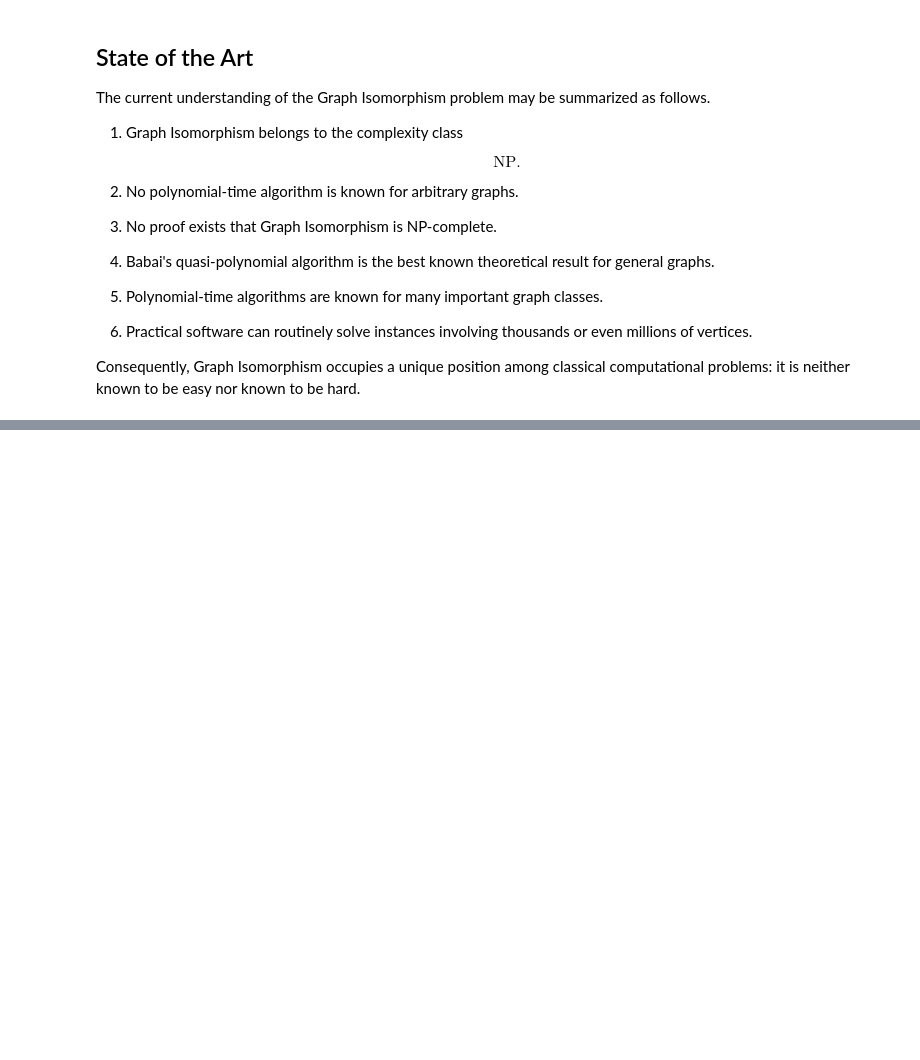
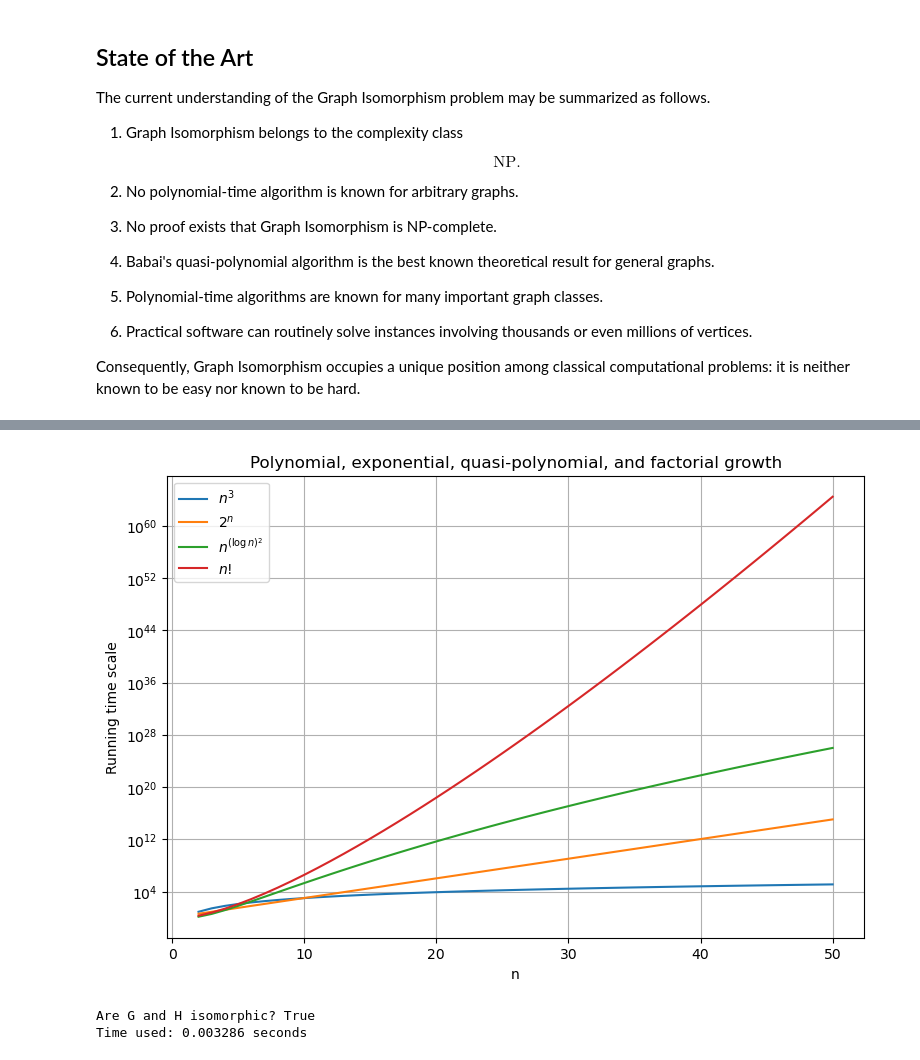
Before and after one commit to cohuori/HSE-DSBA-DM2_2026, a Jupyter notebook: seminars/seminar_1.ipynb, the cells around one changed output, grey strips where cells are left out. Saved outputs shown, nothing was run; the diff lists cells and outputs as text; code cells hidden in the pictures; blank space fills up the shorter version.

```diff
--- a/seminars/seminar_1.ipynb
+++ b/seminars/seminar_1.ipynb
@@ -548,0 +610,43 @@ Consequently, Graph Isomorphism occupies a unique position among classical compu
+# %%
+ns = np.arange(2, 51)
+
+poly = ns**3
+expo = 2**ns
+quasi = np.array([n ** (math.log(n)**2) for n in ns])
+fact = np.array([math.factorial(int(n)) for n in ns], dtype=float)
+
+plt.figure(figsize=(9, 6))
+plt.plot(ns, poly, label=r"$n^3$")
+plt.plot(ns, expo, label=r"$2^n$")
+plt.plot(ns, quasi, label=r"$n^{(\log n)^2}$")
+plt.plot(ns, fact, label=r"$n!$")
+
+plt.yscale("log")
+plt.xlabel("n")
+plt.ylabel("Running time scale")
+plt.title("Polynomial, exponential, quasi-polynomial, and factorial growth")
+plt.legend()
+plt.grid(True)
+plt.show()
+# %% [output]
+[figure, added]
+# %%
+n = 30
+p = 0.2
+
+G = nx.gnp_random_graph(n, p, seed=42)
+
+perm = np.random.permutation(n)
+mapping = {i: int(perm[i]) for i in range(n)}
+
+H = nx.relabel_nodes(G, mapping)
+
+start = time.time()
+answer = nx.is_isomorphic(G, H)
+end = time.time()
+
+print("Are G and H isomorphic?", answer)
+print(f"Time used: {end - start:.6f} seconds")
+# %% [output]
+Are G and H isomorphic? True
+Time used: 0.003286 seconds
```
Also changed, not shown: parts of 18 cells of this notebook, 11 other files.
